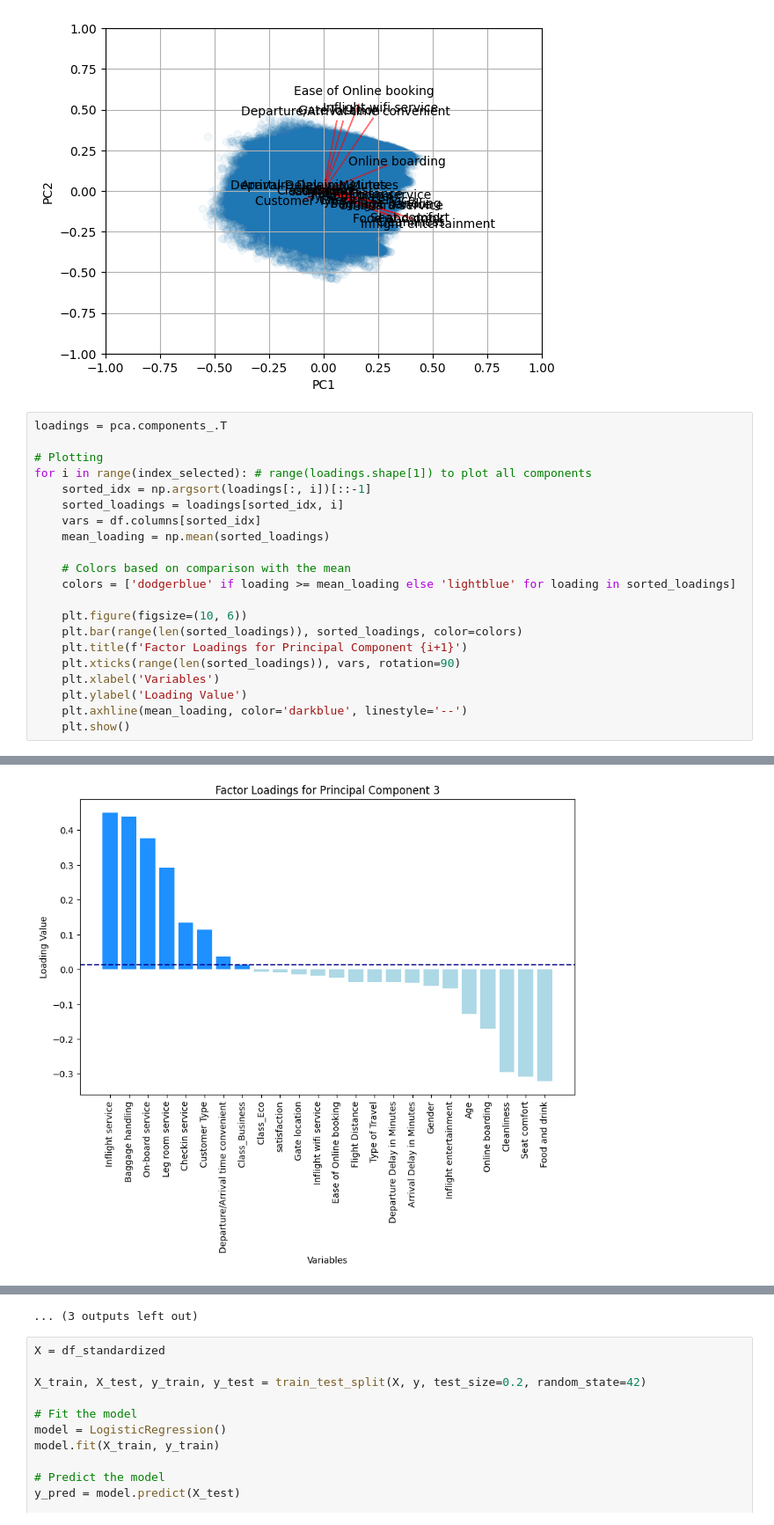
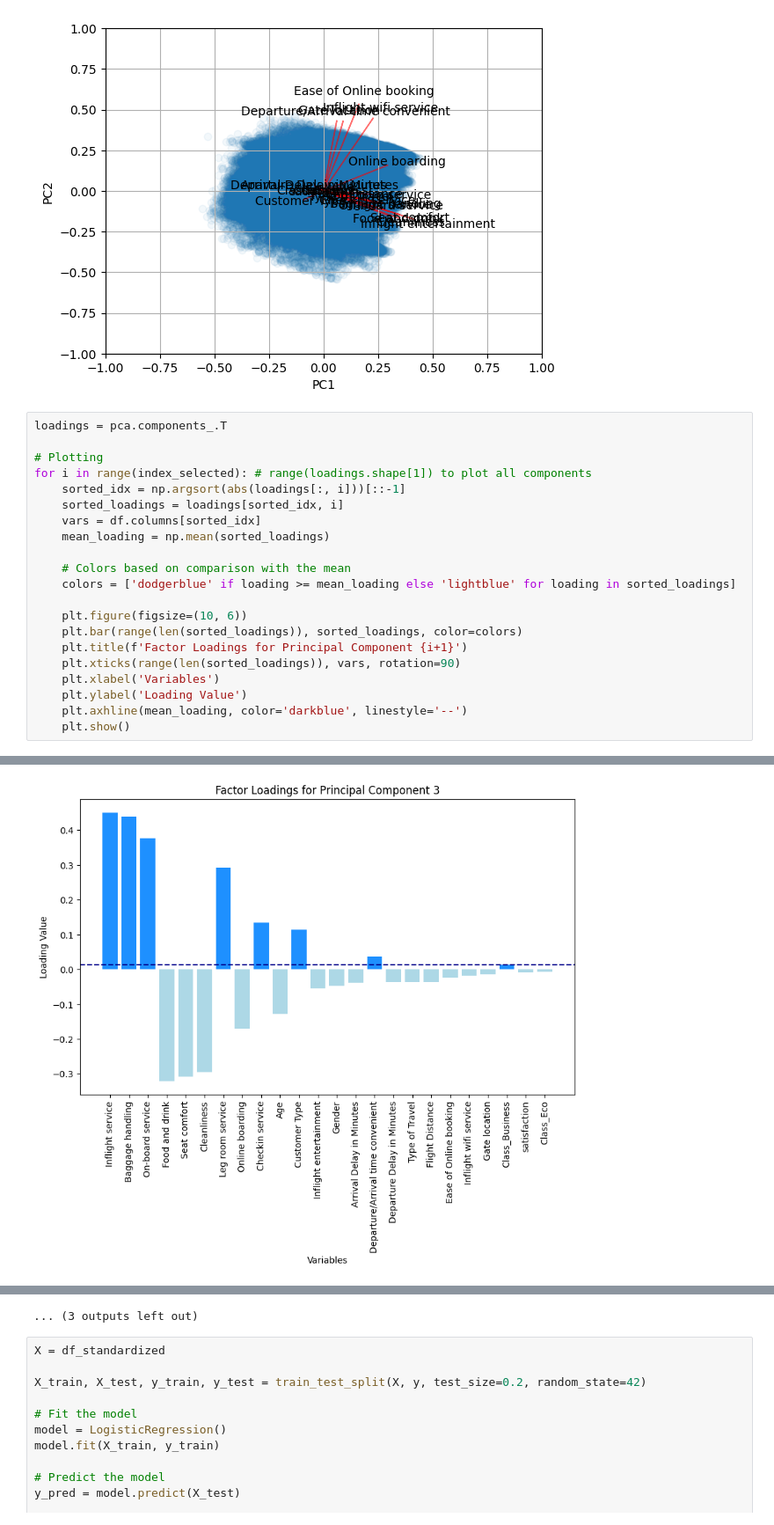
Before and after one commit to vincenzorrei/EDU-PCA, a Jupyter notebook: main_satisfaction.ipynb, the cells around one changed output, grey strips where cells are left out. Shown at 88% size. Saved outputs shown, nothing was run; the diff lists cells and outputs as text.

```diff
--- a/main_satisfaction.ipynb
+++ b/main_satisfaction.ipynb
@@ -166,7 +166,7 @@ loadings = pca.components_.T
 
 # Plotting
 for i in range(index_selected): # range(loadings.shape[1]) to plot all components
-    sorted_idx = np.argsort(loadings[:, i])[::-1]
+    sorted_idx = np.argsort(abs(loadings[:, i]))[::-1]
     sorted_loadings = loadings[sorted_idx, i]
     vars = df.columns[sorted_idx]
     mean_loading = np.mean(sorted_loadings)
@@ -188 +188 @@ for i in range(index_selected): # range(loadings.shape[1]) to plot all component
-[figure, old version]
+[figure, new version]
```
Also changed, not shown: parts of 1 cell of this notebook, 1 other file.
